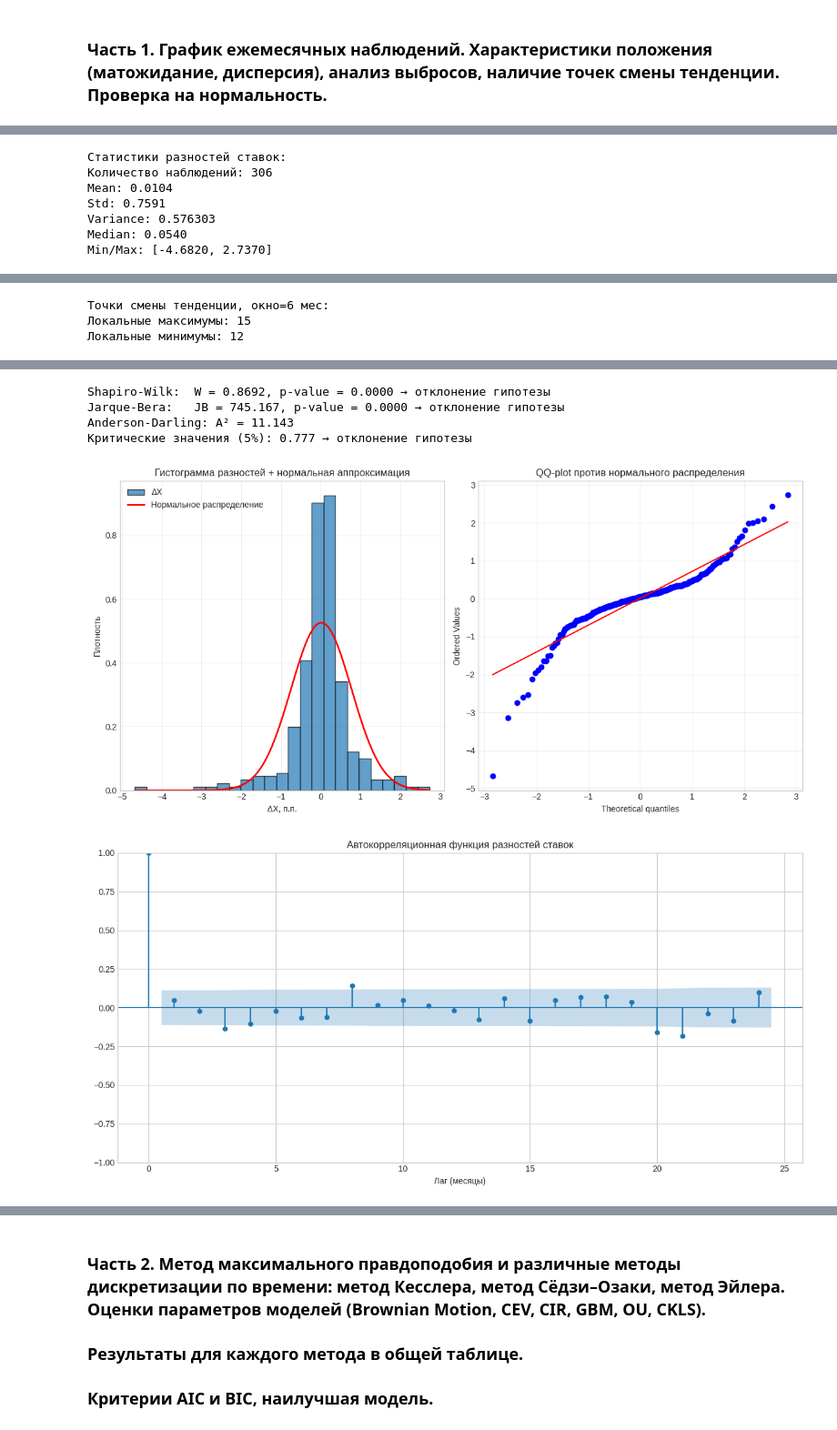
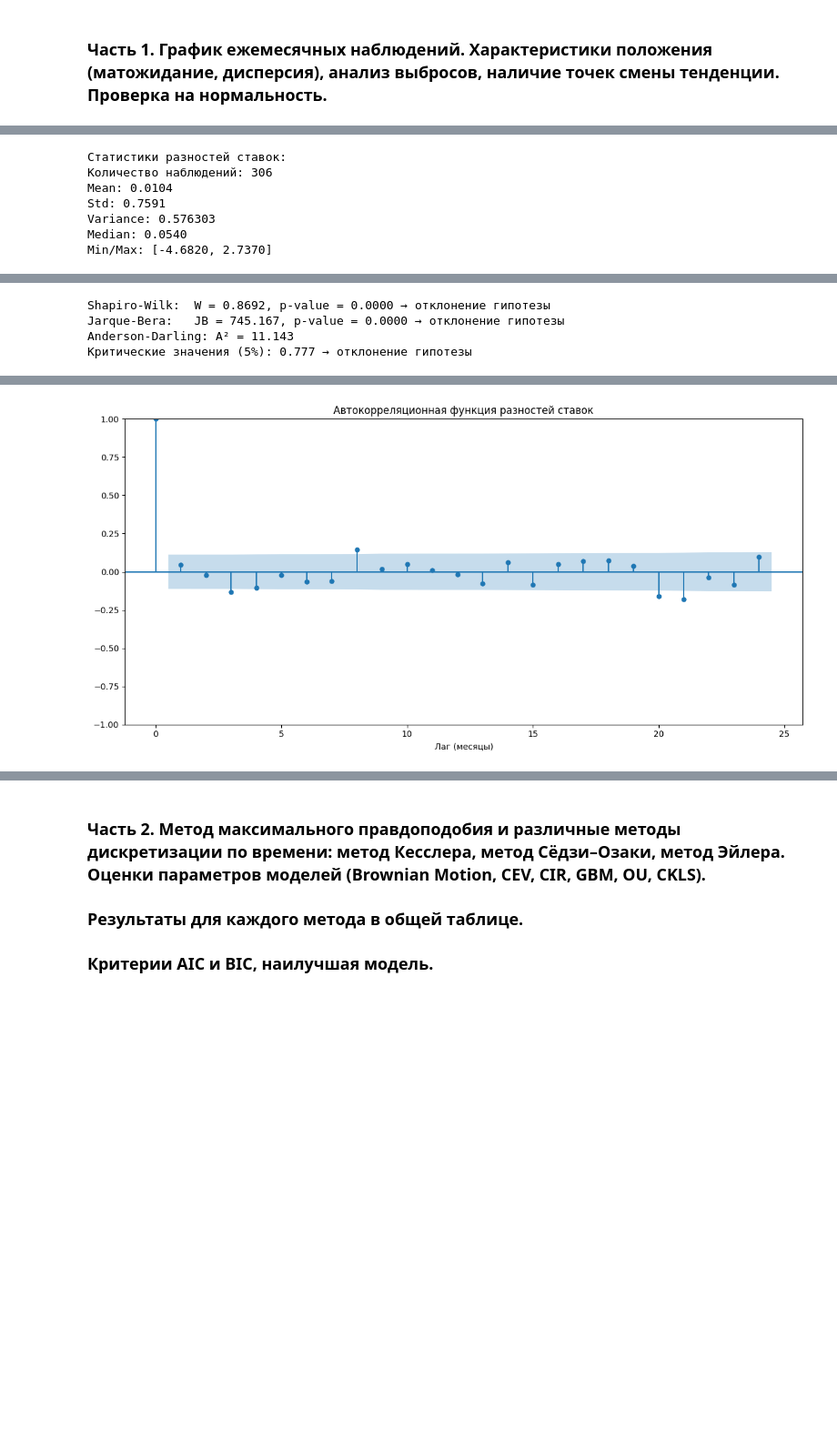
Before and after one commit to Saharochek98/Statistics-of-Stochastic-Processes, a Jupyter notebook: Final_Project_3.ipynb, the cells around one changed output, grey strips where cells are left out. Shown at 91% size. Drawn from its saved outputs; the diff is of its cells as text; code cells hidden in the pictures; blank space fills up the shorter version.

```diff
--- a/Final_Project_3.ipynb
+++ b/Final_Project_3.ipynb
@@ -161,27 +161,6 @@ plt.xticks(rotation=45)
 plt.tight_layout()
 plt.show()
 
-# Поиск точек смены тенденции - change points
-order = 6
-local_max = argrelextrema(rates.values, np.greater, order=order)[0]
-local_min = argrelextrema(rates.values, np.less, order=order)[0]
-
-print(f"Точки смены тенденции, окно={order} мес:")
-print(f"Локальные максимумы: {len(local_max)}")
-print(f"Локальные минимумы: {len(local_min)}")
-
-plt.plot(rates.index, rates.values, 'b-', linewidth=1.2, label='Ставка')
-plt.plot(rates.index[local_max], rates.values[local_max], 'r^', markersize=8,
-         label='Локальный максимум', zorder=5)
-plt.plot(rates.index[local_min], rates.values[local_min], 'gv', markersize=8,
-         label='Локальный минимум', zorder=5)
-plt.title('Точки смены тенденции в процентных ставках', fontsize=12)
-plt.xlabel('Год'); plt.ylabel('Ставка, %')
-plt.legend(); plt.grid(True, alpha=0.3)
-plt.xticks(rotation=45)
-plt.tight_layout()
-plt.show()
-
 # Проверка на нормальное распределение разностей
 # Shapiro-Wilk
 sw_stat, sw_p = shapiro(diff_rates)
@@ -257,3 +236,4 @@ IQR = 0.5512, границы: [-1.0586, 1.1464]
-Точки смены тенденции, окно=6 мес:
-Локальные максимумы: 15
-Локальные минимумы: 12
+Shapiro-Wilk:  W = 0.8692, p-value = 0.0000 → отклонение гипотезы
+Jarque-Bera:   JB = 745.167, p-value = 0.0000 → отклонение гипотезы
+Anderson-Darling: A² = 11.143
+Критические значения (5%): 0.777 → отклонение гипотезы
@@ -261,6 +241 @@ IQR = 0.5512, границы: [-1.0586, 1.1464]
-Shapiro-Wilk:  W = 0.8692, p-value = 0.0000 → отклонение гипотезы
-Jarque-Bera:   JB = 745.167, p-value = 0.0000 → отклонение гипотезы
-Anderson-Darling: A² = 11.143
-Критические значения (5%): 0.777 → отклонение гипотезы
-[figure, old version]
+[figure, new version]
-[figure, removed]
```
Also changed, not shown: parts of 9 cells of this notebook.
